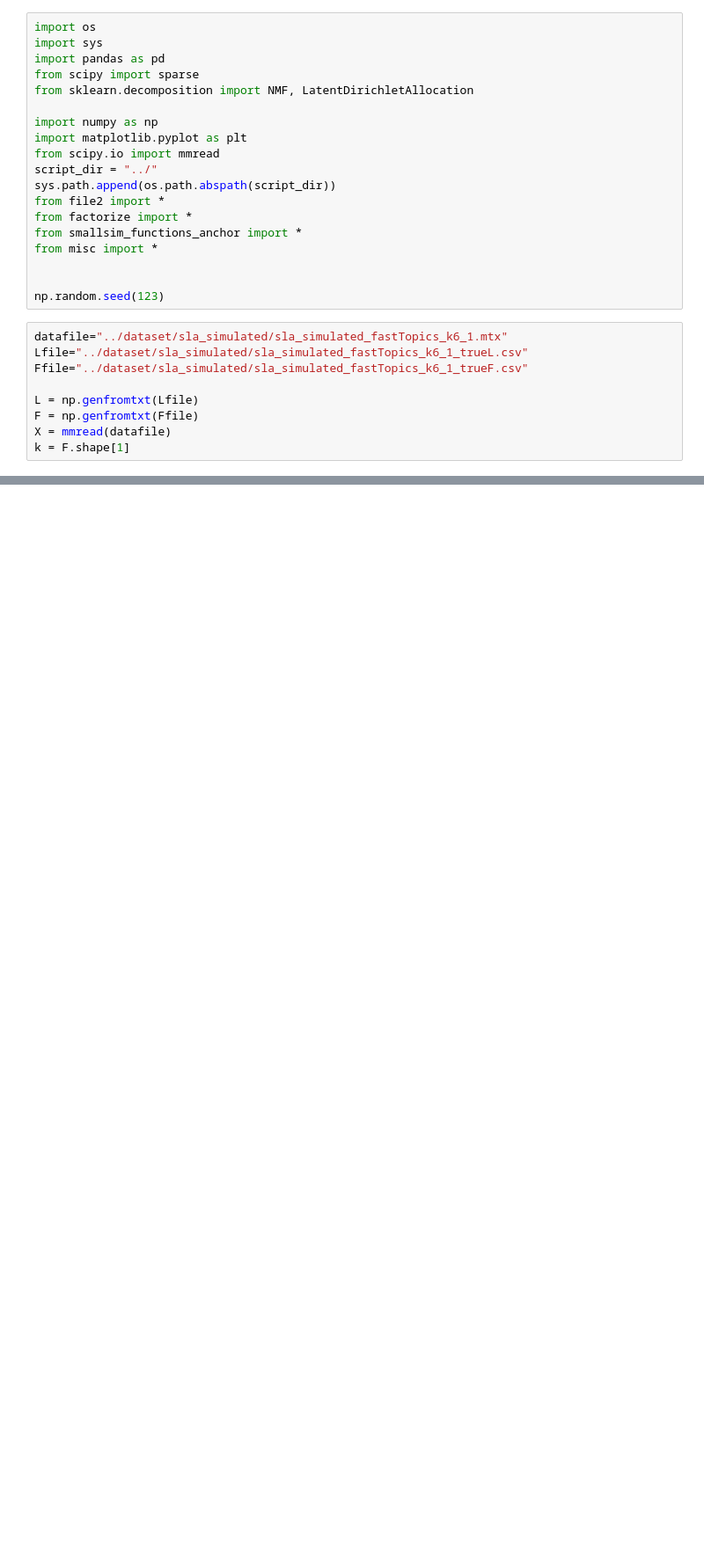
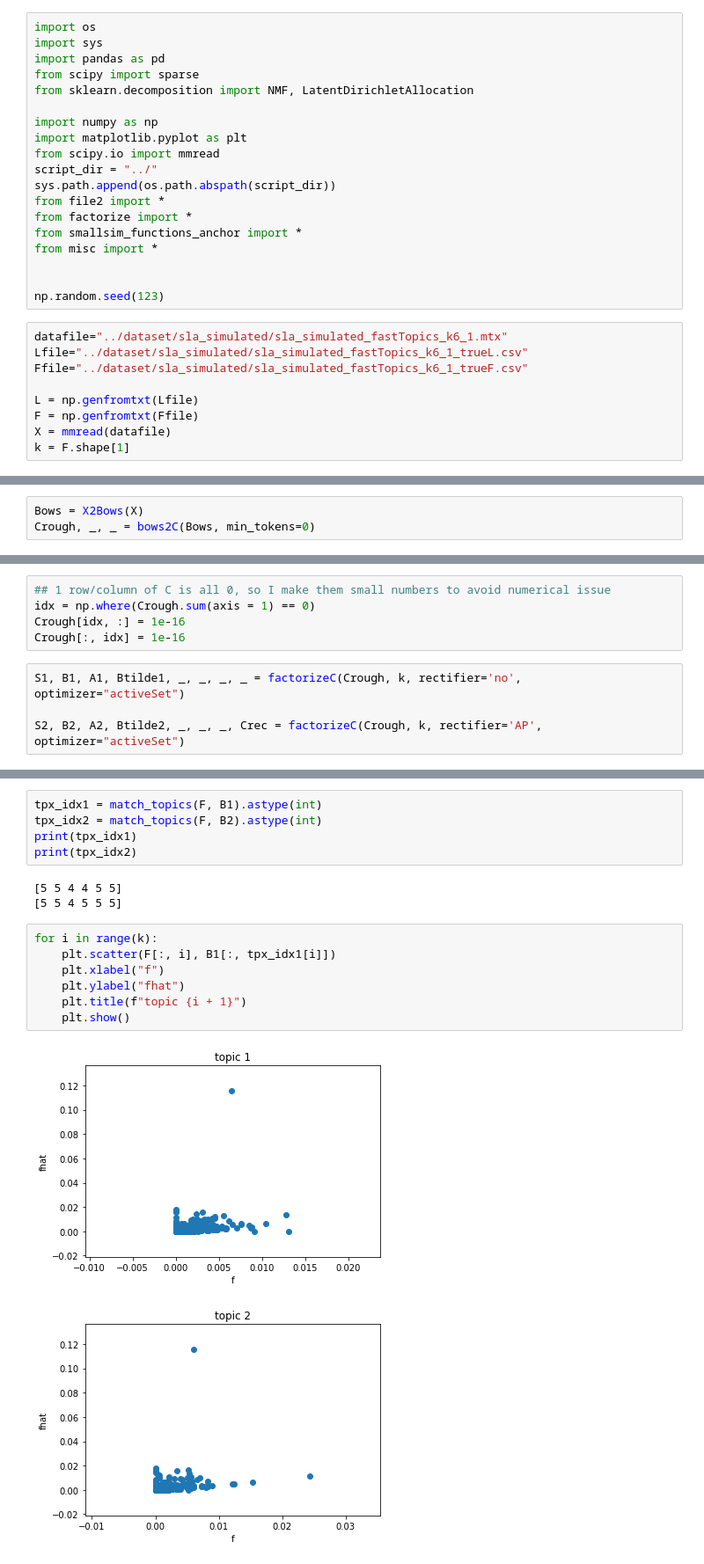
Before and after one commit to zihao12/pyJSMF-RAW, a Jupyter notebook: experiments/sla_multinomial1.ipynb, the cells around one changed output, grey strips where cells are left out. Shown at 88% size. Saved outputs shown, nothing was run; the diff lists cells and outputs as text; blank space fills up the shorter version.

```diff
--- a/experiments/sla_multinomial1.ipynb
+++ b/experiments/sla_multinomial1.ipynb
@@ -252,0 +46,3 @@ for i in range(k):
+# %%
+Bows = X2Bows(X)
+Crough, _, _ = bows2C(Bows, min_tokens=0)
@@ -252,0 +57,9 @@ for i in range(k):
+# %%
+## 1 row/column of C is all 0, so I make them small numbers to avoid numerical issue
+idx = np.where(Crough.sum(axis = 1) == 0)
+Crough[idx, :] = 1e-16
+Crough[:, idx] = 1e-16
+# %%
+S1, B1, A1, Btilde1, _, _, _, _ = factorizeC(Crough, k, rectifier='no', optimizer="activeSet")
+
+S2, B2, A2, Btilde2, _, _, _, Crec = factorizeC(Crough, k, rectifier='AP', optimizer="activeSet")
@@ -252,0 +84,18 @@ for i in range(k):
+# %%
+tpx_idx1 = match_topics(F, B1).astype(int)
+tpx_idx2 = match_topics(F, B2).astype(int)
+print(tpx_idx1)
+print(tpx_idx2)
+# %% [output]
+[5 5 4 4 5 5]
+[5 5 4 5 5 5]
+# %%
+for i in range(k):
+    plt.scatter(F[:, i], B1[:, tpx_idx1[i]])
+    plt.xlabel("f")
+    plt.ylabel("fhat")
+    plt.title(f"topic {i + 1}")
+    plt.show()
+# %% [output]
+[figure, added]
+[figure, added]
```
Also changed, not shown: parts of 64 cells of this notebook.
